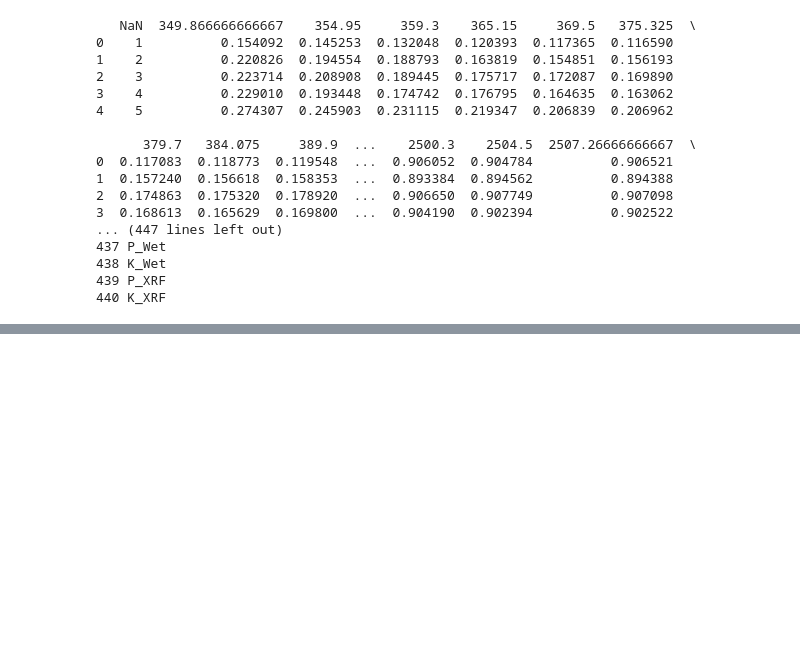
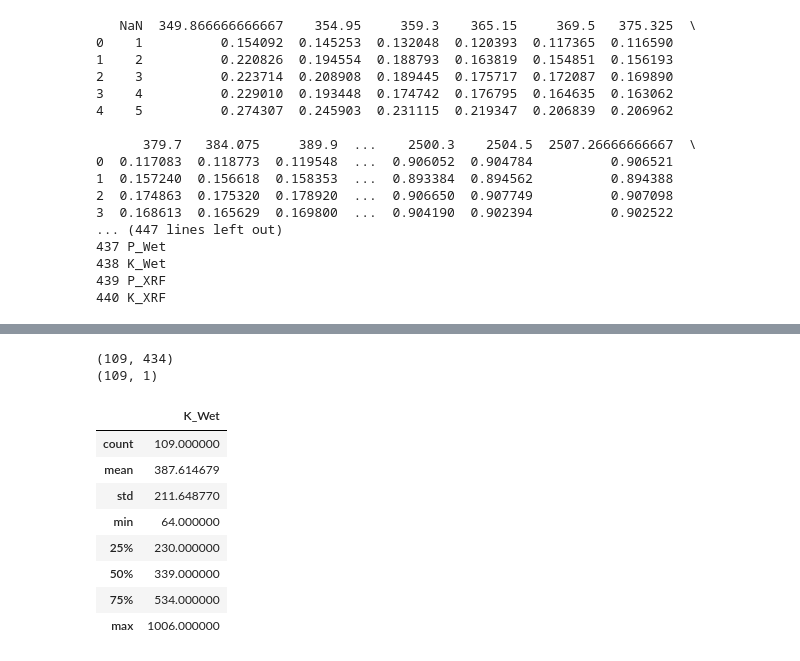
Before and after one commit to bergerga15/soil_properties, a Jupyter notebook: predict_k_data2.ipynb, the cells around one changed output, grey strips where cells are left out. Cells and saved outputs as stored; diff of their text form; code cells hidden in the pictures; blank space fills up the shorter version.

```diff
--- a/predict_k_data2.ipynb
+++ b/predict_k_data2.ipynb
@@ -39,0 +46,18 @@ print(output_variable.shape)
+# %%
+print(spectral_data.shape)
+print(output_variable.shape)
+# %% [output]
+(109, 434)
+(109, 1)
+# %%
+output_variable.describe()
+# %% [output]
+|  | K_Wet |
+| count | 109.000000 |
+| mean | 387.614679 |
+| std | 211.648770 |
+| min | 64.000000 |
+| 25% | 230.000000 |
+| 50% | 339.000000 |
+| 75% | 534.000000 |
+| max | 1006.000000 |
```
Also changed, not shown: parts of 28 cells of this notebook, 2 other files.
